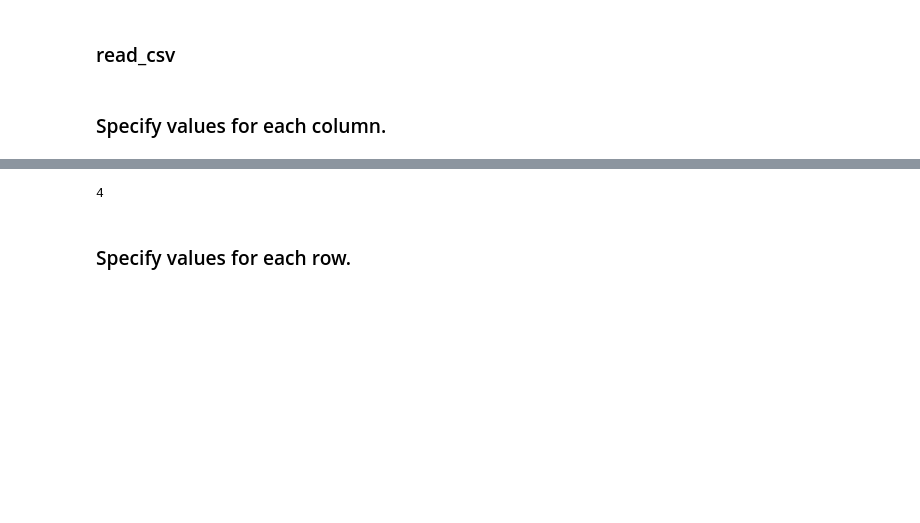
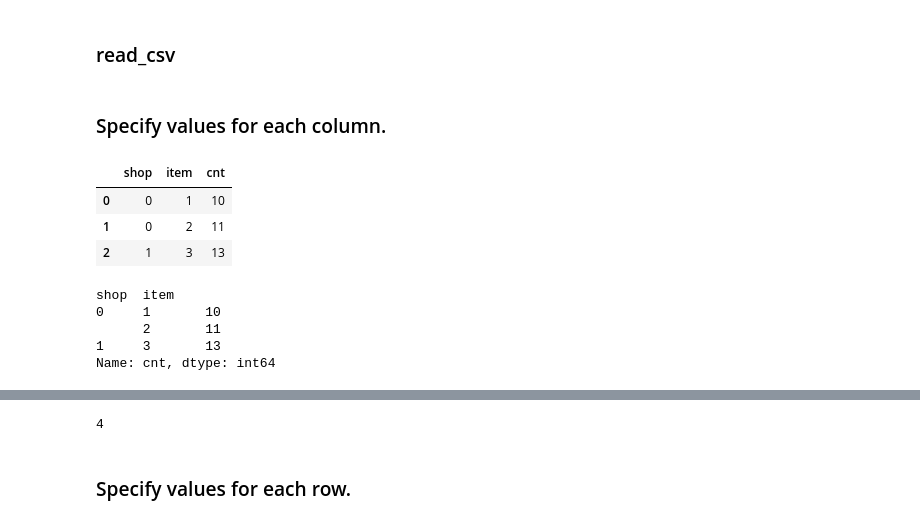
Before and after one commit to Sugeei/python-practice, a Jupyter notebook: pandas_doc/pandas_entrance.ipynb, the cells around one changed output, grey strips where cells are left out. Saved outputs shown, nothing was run; the diff lists cells and outputs as text; code cells hidden in the pictures; blank space fills up the shorter version.

```diff
--- a/pandas_doc/pandas_entrance.ipynb
+++ b/pandas_doc/pandas_entrance.ipynb
@@ -28,0 +34,10 @@ warnings.filterwarnings("ignore")
+# %%
+df = pd.DataFrame([[0,1,10],
+                  [0,2,11],
+                  [1,3,13]], columns=['shop','item','cnt'])#
+df
+# %% [output]
+|  | shop | item | cnt |
+| 0 | 0 | 1 | 10 |
+| 1 | 0 | 2 | 11 |
+| 2 | 1 | 3 | 13 |
@@ -28,0 +53,9 @@ warnings.filterwarnings("ignore")
+# %%
+df = df.groupby(['shop','item'])['cnt'].sum()
+df
+# %% [output]
+shop  item
+0     1       10
+      2       11
+1     3       13
+Name: cnt, dtype: int64
```
Also changed, not shown: parts of 21 cells of this notebook, 52 other files.
